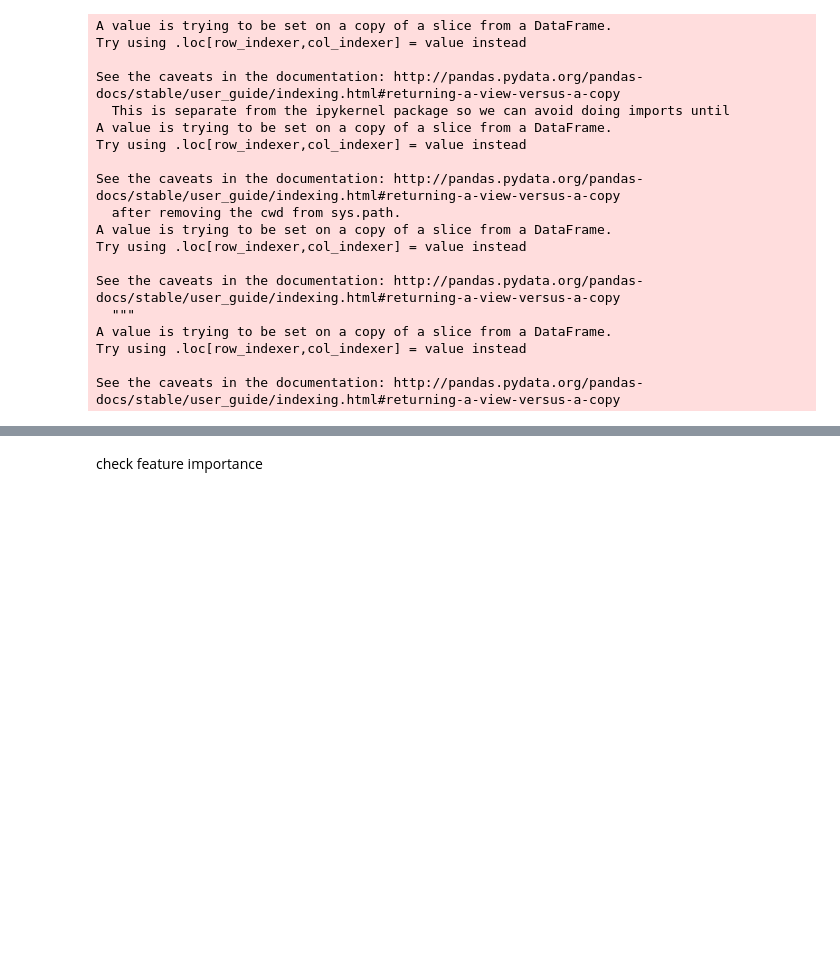
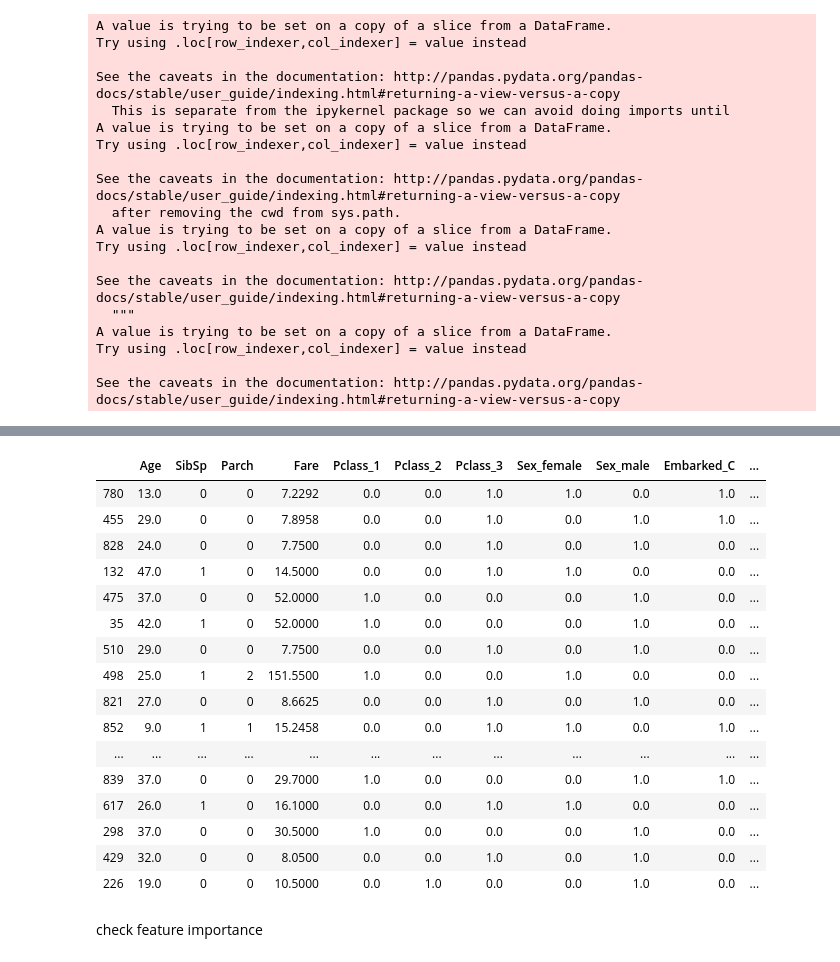
Before and after one commit to loej/ML-Research, a Jupyter notebook: Team Work/Xiaoyan/titanic/Titanic Random Forest.ipynb, the cells around one changed output, grey strips where cells are left out. Saved outputs shown, nothing was run; the diff lists cells and outputs as text; code cells hidden in the pictures; blank space fills up the shorter version.

```diff
--- a/Team Work/Xiaoyan/titanic/Titanic Random Forest.ipynb
+++ b/Team Work/Xiaoyan/titanic/Titanic Random Forest.ipynb
@@ -245,4 +248,24 @@ xtest
 268 rows × 16 columns
+# %%
+xtest[xtest.actual_outcome!=xtest.prediction]
+# %% [output]
+|  | Age | SibSp | Parch | Fare | Pclass_1 | Pclass_2 | Pclass_3 | Sex_female | Sex_male | Embarked_C | ... |
+| 780 | 13.0 | 0 | 0 | 7.2292 | 0.0 | 0.0 | 1.0 | 1.0 | 0.0 | 1.0 | ... |
+| 455 | 29.0 | 0 | 0 | 7.8958 | 0.0 | 0.0 | 1.0 | 0.0 | 1.0 | 1.0 | ... |
+| 828 | 24.0 | 0 | 0 | 7.7500 | 0.0 | 0.0 | 1.0 | 0.0 | 1.0 | 0.0 | ... |
+| 132 | 47.0 | 1 | 0 | 14.5000 | 0.0 | 0.0 | 1.0 | 1.0 | 0.0 | 0.0 | ... |
+| 475 | 37.0 | 0 | 0 | 52.0000 | 1.0 | 0.0 | 0.0 | 0.0 | 1.0 | 0.0 | ... |
+| 35 | 42.0 | 1 | 0 | 52.0000 | 1.0 | 0.0 | 0.0 | 0.0 | 1.0 | 0.0 | ... |
+| 510 | 29.0 | 0 | 0 | 7.7500 | 0.0 | 0.0 | 1.0 | 0.0 | 1.0 | 0.0 | ... |
+| 498 | 25.0 | 1 | 2 | 151.5500 | 1.0 | 0.0 | 0.0 | 1.0 | 0.0 | 0.0 | ... |
+| 821 | 27.0 | 0 | 0 | 8.6625 | 0.0 | 0.0 | 1.0 | 0.0 | 1.0 | 0.0 | ... |
+| 852 | 9.0 | 1 | 1 | 15.2458 | 0.0 | 0.0 | 1.0 | 1.0 | 0.0 | 1.0 | ... |
+| ... | ... | ... | ... | ... | ... | ... | ... | ... | ... | ... | ... |
+| 839 | 37.0 | 0 | 0 | 29.7000 | 1.0 | 0.0 | 0.0 | 0.0 | 1.0 | 1.0 | ... |
+| 617 | 26.0 | 1 | 0 | 16.1000 | 0.0 | 0.0 | 1.0 | 1.0 | 0.0 | 0.0 | ... |
+| 298 | 37.0 | 0 | 0 | 30.5000 | 1.0 | 0.0 | 0.0 | 0.0 | 1.0 | 0.0 | ... |
+| 429 | 32.0 | 0 | 0 | 8.0500 | 0.0 | 0.0 | 1.0 | 0.0 | 1.0 | 0.0 | ... |
+| 226 | 19.0 | 0 | 0 | 10.5000 | 0.0 | 1.0 | 0.0 | 0.0 | 1.0 | 0.0 | ... |
 # %% [markdown]
 check feature importance
 # %%
```
Also changed, not shown: parts of 16 cells of this notebook.
